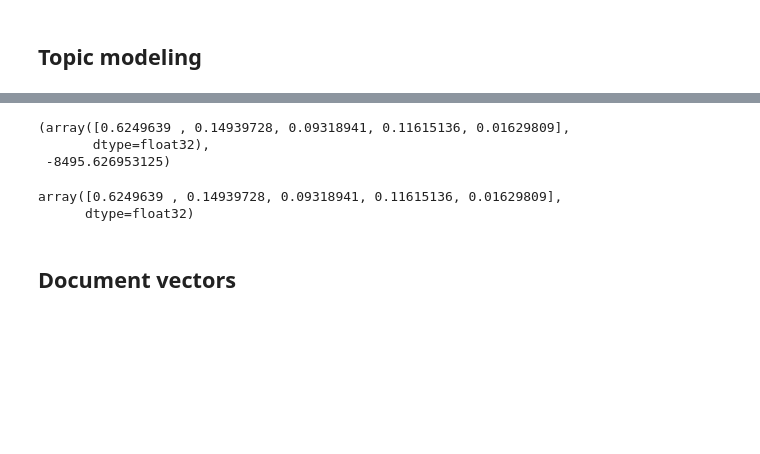
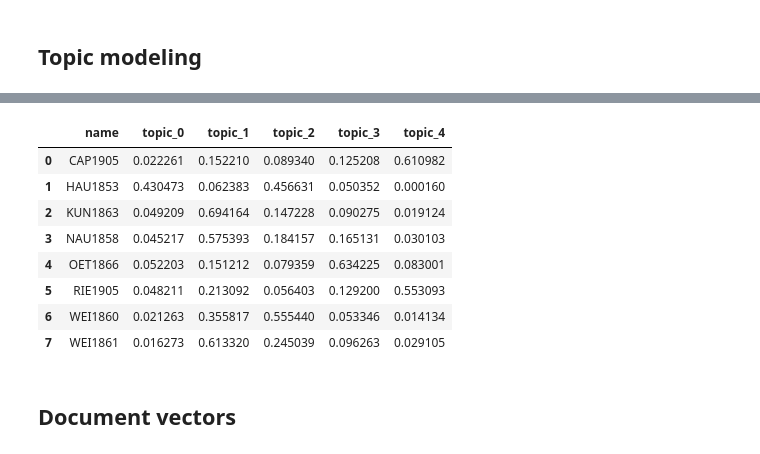
Before and after one commit to DCMLab/ddd, a Jupyter notebook: text_stats.ipynb, the cells around one changed output, grey strips where cells are left out. Cells and saved outputs as stored; diff of their text form; code cells hidden in the pictures; blank space fills up the shorter version.

```diff
--- a/text_stats.ipynb
+++ b/text_stats.ipynb
@@ -270,11 +282,33 @@ d = mdl.make_doc(subset)
-# %%
-mdl.infer(d, iter=100)
-# %% [output]
-(array([0.6249639 , 0.14939728, 0.09318941, 0.11615136, 0.01629809],
-       dtype=float32),
- -8495.626953125)
-# %%
-d.get_topic_dist()
-# %% [output]
-array([0.6249639 , 0.14939728, 0.09318941, 0.11615136, 0.01629809],
-      dtype=float32)
+# %%
+topic_dist = []
+for file in file_list:
+    words = [token.text
+         for token in texts[file.split('.')[0]]
+         if not token.is_stop and not token.is_punct and not token.is_space]
+    subset = list(words)
+    random.shuffle(subset)
+    subset = subset[:1000]
+    d = mdl.make_doc(subset)
+    scores = mdl.infer(d, iter=100)
+
+    new_entry = {
+        'name': file.split('.')[0],
+    }
+
+    for i in range(5):
+        new_entry[f'topic_{i}'] = scores[0][i]
+
+    topic_dist.append(new_entry)
+# %%
+dist_df = pandas.DataFrame(data=topic_dist)
+dist_df
+# %% [output]
+|  | name | topic_0 | topic_1 | topic_2 | topic_3 | topic_4 |
+| 0 | CAP1905 | 0.022261 | 0.152210 | 0.089340 | 0.125208 | 0.610982 |
+| 1 | HAU1853 | 0.430473 | 0.062383 | 0.456631 | 0.050352 | 0.000160 |
+| 2 | KUN1863 | 0.049209 | 0.694164 | 0.147228 | 0.090275 | 0.019124 |
+| 3 | NAU1858 | 0.045217 | 0.575393 | 0.184157 | 0.165131 | 0.030103 |
+| 4 | OET1866 | 0.052203 | 0.151212 | 0.079359 | 0.634225 | 0.083001 |
+| 5 | RIE1905 | 0.048211 | 0.213092 | 0.056403 | 0.129200 | 0.553093 |
+| 6 | WEI1860 | 0.021263 | 0.355817 | 0.555440 | 0.053346 | 0.014134 |
+| 7 | WEI1861 | 0.016273 | 0.613320 | 0.245039 | 0.096263 | 0.029105 |
```
Also changed, not shown: parts of 24 cells of this notebook, 11 other files.
